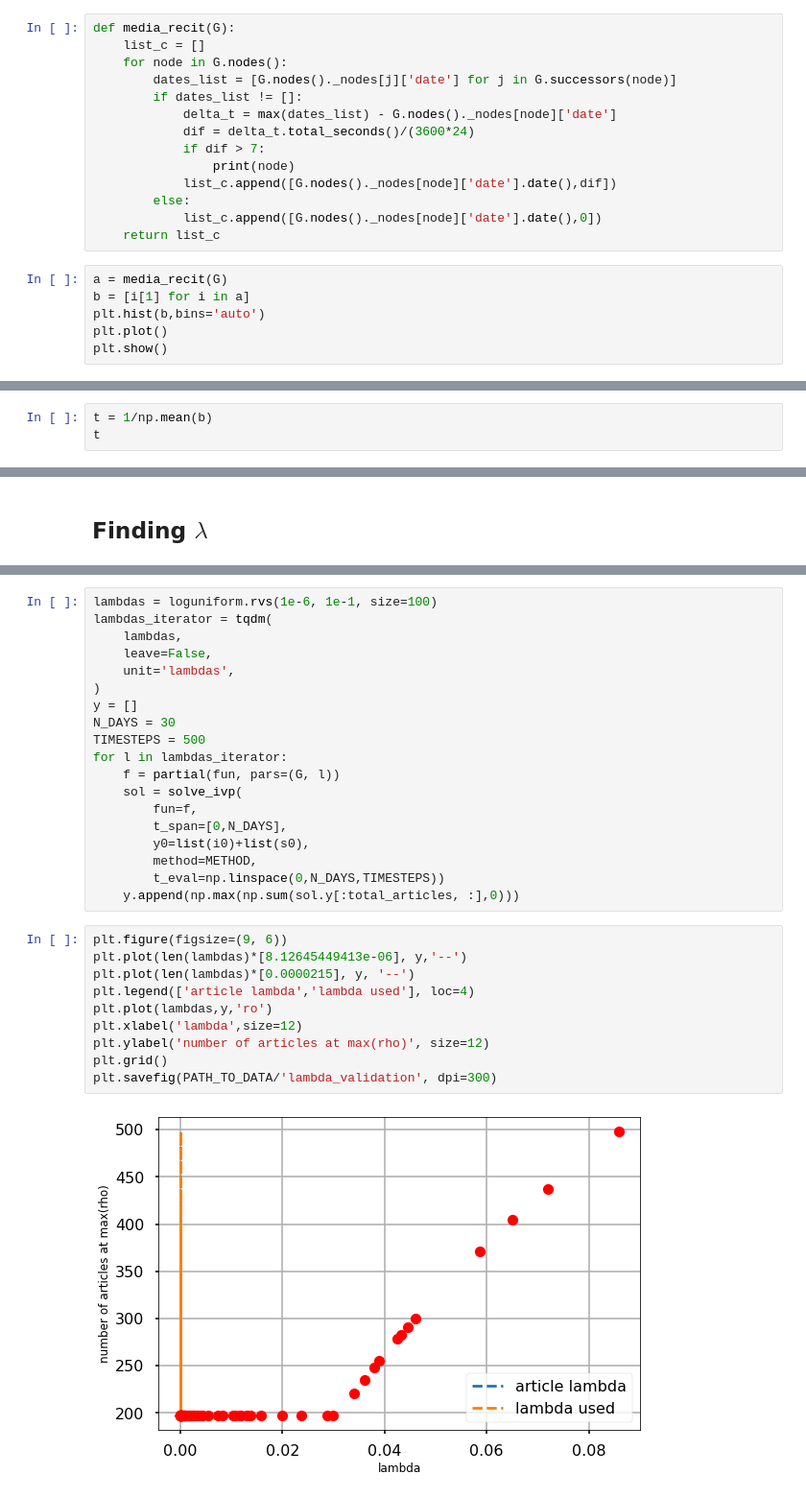
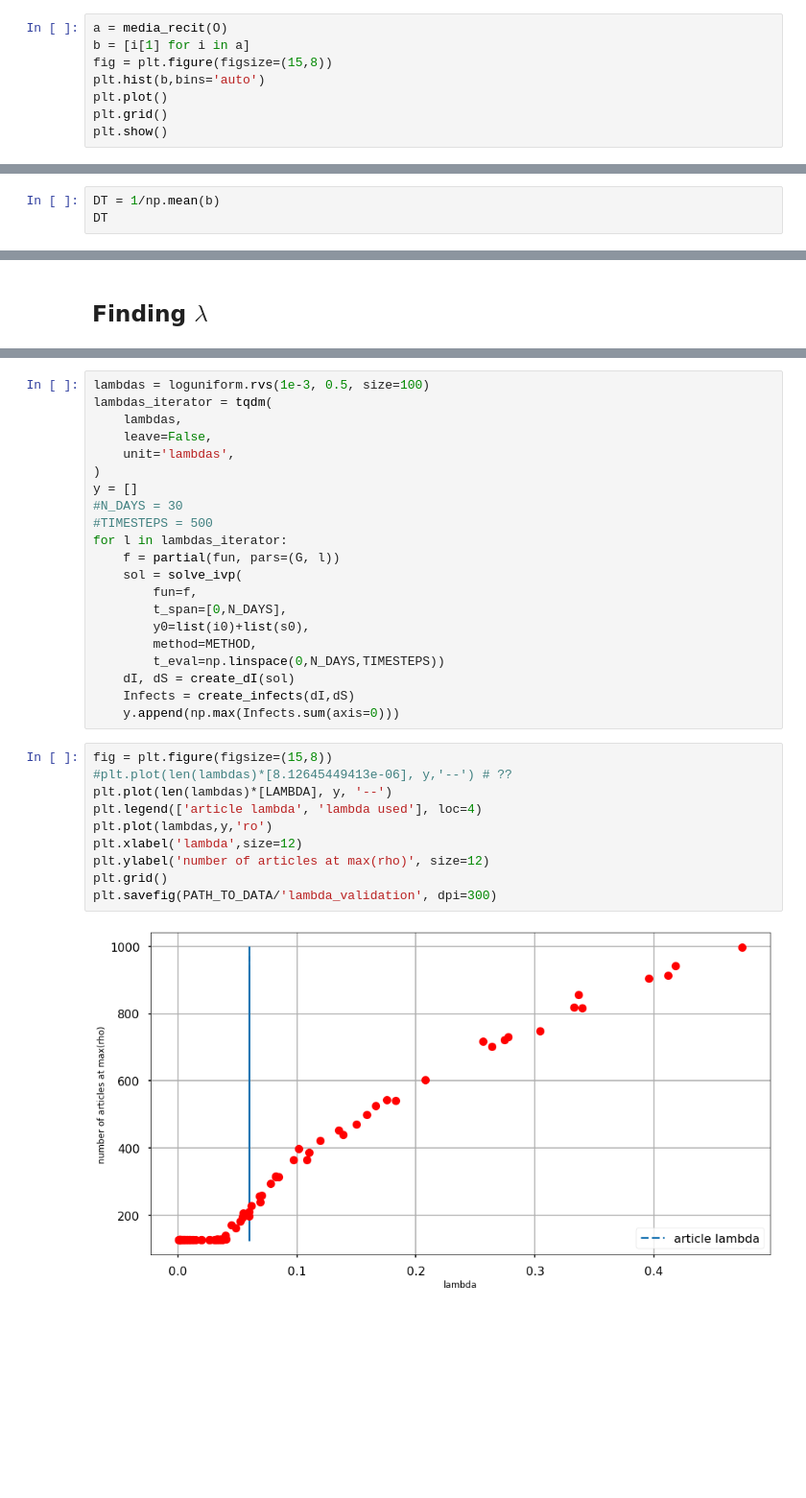
Before and after one commit to relogu/cn_project, a Jupyter notebook: notebooks/solve_ode.ipynb, the cells around one changed output, grey strips where cells are left out. Shown: that part at 96% size. Saved outputs shown, nothing was run; the diff lists cells and outputs as text; blank space fills up the shorter version.

```diff
--- a/notebooks/solve_ode.ipynb
+++ b/notebooks/solve_ode.ipynb
@@ -102,20 +155,8 @@ def fun(
-# %%
-def media_recit(G):
-    list_c = []
-    for node in G.nodes():
-        dates_list = [G.nodes()._nodes[j]['date'] for j in G.successors(node)]
-        if dates_list != []:
-            delta_t = max(dates_list) - G.nodes()._nodes[node]['date']
-            dif = delta_t.total_seconds()/(3600*24)
-            if dif > 7:
-                print(node)
-            list_c.append([G.nodes()._nodes[node]['date'].date(),dif])
-        else:
-            list_c.append([G.nodes()._nodes[node]['date'].date(),0])
-    return list_c
 # %%
-a = media_recit(G)
+a = media_recit(O)
 b = [i[1] for i in a]
+fig = plt.figure(figsize=(15,8))
 plt.hist(b,bins='auto')
 plt.plot()
+plt.grid()
 plt.show()
@@ -124,3 +165,3 @@ plt.show()
 # %%
-t = 1/np.mean(b)
-t
+DT = 1/np.mean(b)
+DT
@@ -132,13 +209,13 @@ TIMESTEPS = int((N_DAYS+1)/DT)
 # %%
-lambdas = loguniform.rvs(1e-6, 1e-1, size=100)
+lambdas = loguniform.rvs(1e-3, 0.5, size=100)
 lambdas_iterator = tqdm(
     lambdas,
     leave=False,
     unit='lambdas',
 )
 y = []
-N_DAYS = 30
-TIMESTEPS = 500
+#N_DAYS = 30
+#TIMESTEPS = 500
 for l in lambdas_iterator:
     f = partial(fun, pars=(G, l))
     sol = solve_ivp(
@@ -147,16 +224,18 @@ for l in lambdas_iterator:
         y0=list(i0)+list(s0),
         method=METHOD,
         t_eval=np.linspace(0,N_DAYS,TIMESTEPS))
-    y.append(np.max(np.sum(sol.y[:total_articles, :],0)))
+    dI, dS = create_dI(sol)
+    Infects = create_infects(dI,dS)
+    y.append(np.max(Infects.sum(axis=0)))
 # %%
-plt.figure(figsize=(9, 6))
-plt.plot(len(lambdas)*[8.12645449413e-06], y,'--')
-plt.plot(len(lambdas)*[0.0000215], y, '--')
-plt.legend(['article lambda','lambda used'], loc=4)
+fig = plt.figure(figsize=(15,8))
+#plt.plot(len(lambdas)*[8.12645449413e-06], y,'--') # ??
+plt.plot(len(lambdas)*[LAMBDA], y, '--')
+plt.legend(['article lambda', 'lambda used'], loc=4)
 plt.plot(lambdas,y,'ro')
 plt.xlabel('lambda',size=12)
 plt.ylabel('number of articles at max(rho)', size=12)
 plt.grid()
 plt.savefig(PATH_TO_DATA/'lambda_validation', dpi=300)
 # %% [output]
-[figure, old version]
+[figure, new version]
```
Also changed, not shown: parts of 45 cells of this notebook.
